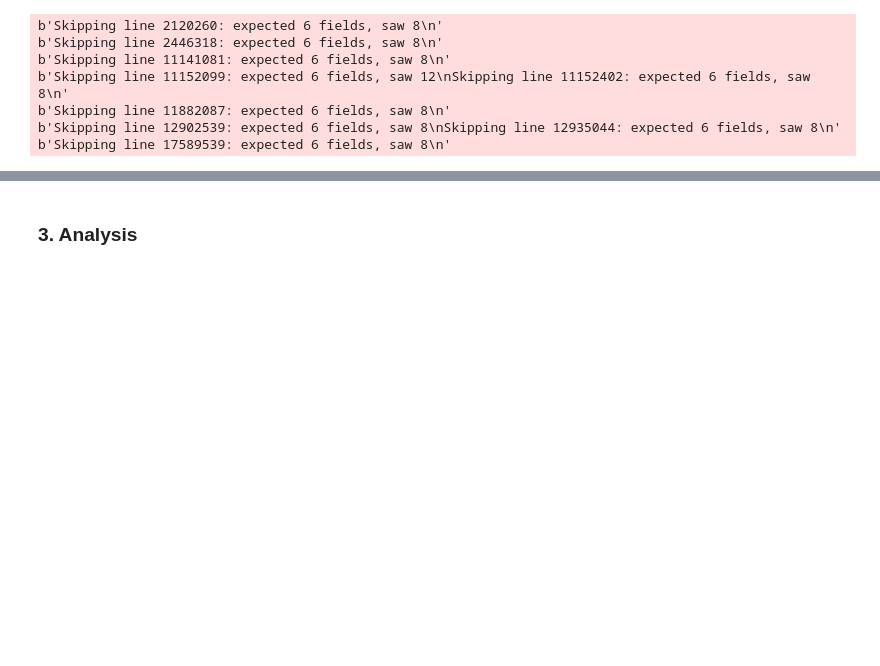
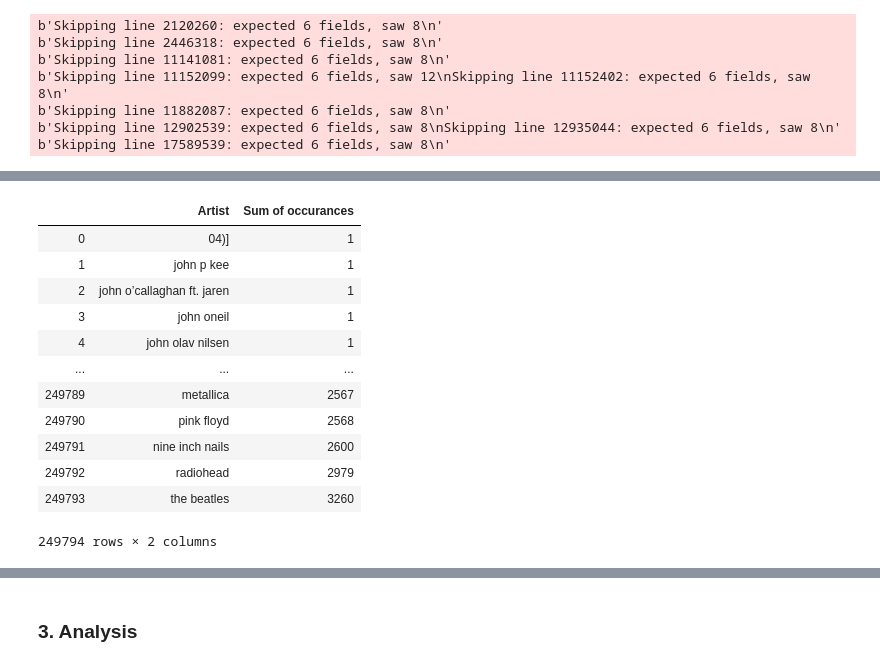
Before and after one commit to Caotick/mlbd-project, a Jupyter notebook: mlbd_project.ipynb, the cells around one changed output, grey strips where cells are left out. Drawn from its saved outputs; the diff is of its cells as text; code cells hidden in the pictures; blank space fills up the shorter version.

```diff
--- a/mlbd_project.ipynb
+++ b/mlbd_project.ipynb
@@ -80,0 +89,32 @@ timeline_data.head()
+# %%
+top_merged = top_data.merge(top_user, left_on='ID', right_on='ID')
+top_merged = top_merged.drop(columns=['Artist_ID', 'Registered'])
+top_merged = top_merged.drop(top_merged[top_merged.isna().any(axis = 1)].index)
+# %%
+# !!! it seems that we lose aproximetely 100k users by merging two datasets above.
+# But I guess we can't do anything with that, but probably it's good to mention it in eda ~rap
+
+# We decide to eliminate users, which have less than 6 favourite artists (as per Aleandro's advice)
+top_merged_IDs = top_merged.groupby(['ID']).size().reset_index()
+users_id = top_merged_IDs[top_merged_IDs[0] > 5]['ID']
+top_merged = top_merged[top_merged['ID'].isin(users_id)]
+# %%
+# we have almost 300k artists
+top = top_merged.groupby(['Artist', 'Plays']).size().reset_index()
+# we check how many times an artist occurs in dataset
+artists_occ = top.groupby('Artist').size().sort_values(ascending = True).reset_index(name = 'Sum of occurances')
+artists_occ
+# %% [output]
+|  | Artist | Sum of occurances |
+| 0 | 04)] | 1 |
+| 1 | john p kee | 1 |
+| 2 | john o’callaghan ft. jaren | 1 |
+| 3 | john oneil | 1 |
+| 4 | john olav nilsen | 1 |
+| ... | ... | ... |
+| 249789 | metallica | 2567 |
+| 249790 | pink floyd | 2568 |
+| 249791 | nine inch nails | 2600 |
+| 249792 | radiohead | 2979 |
+| 249793 | the beatles | 3260 |
+249794 rows × 2 columns
```
Also changed, not shown: parts of 14 cells of this notebook.
